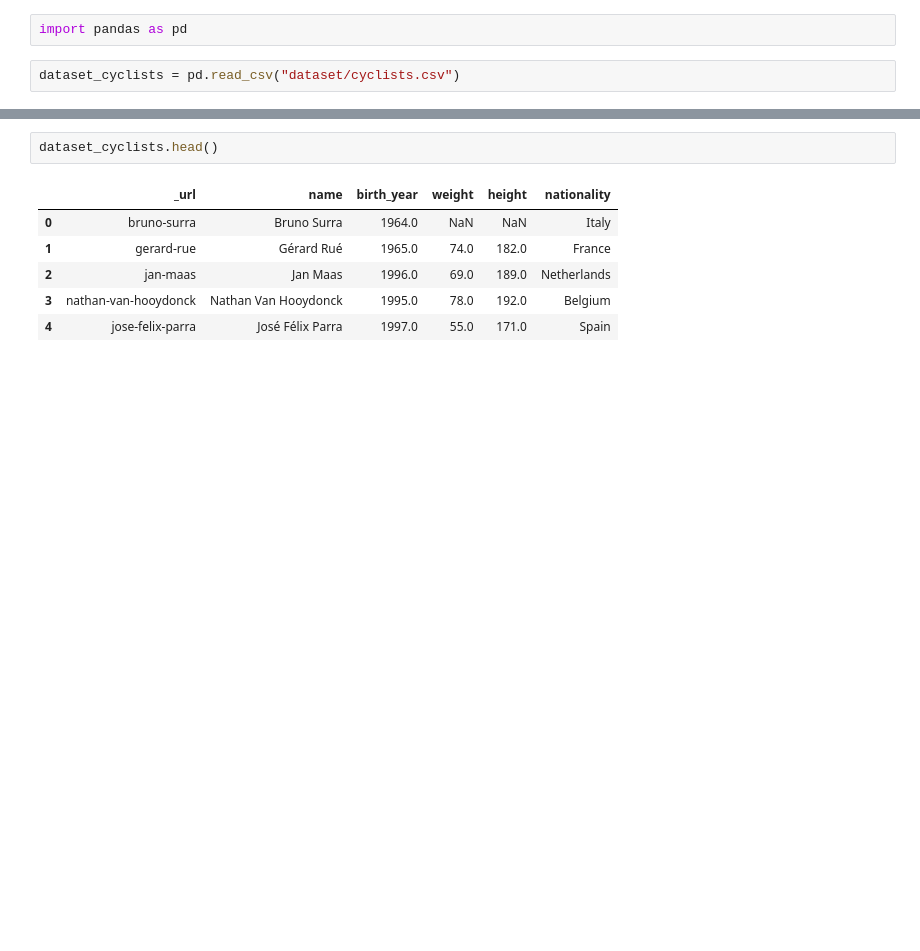
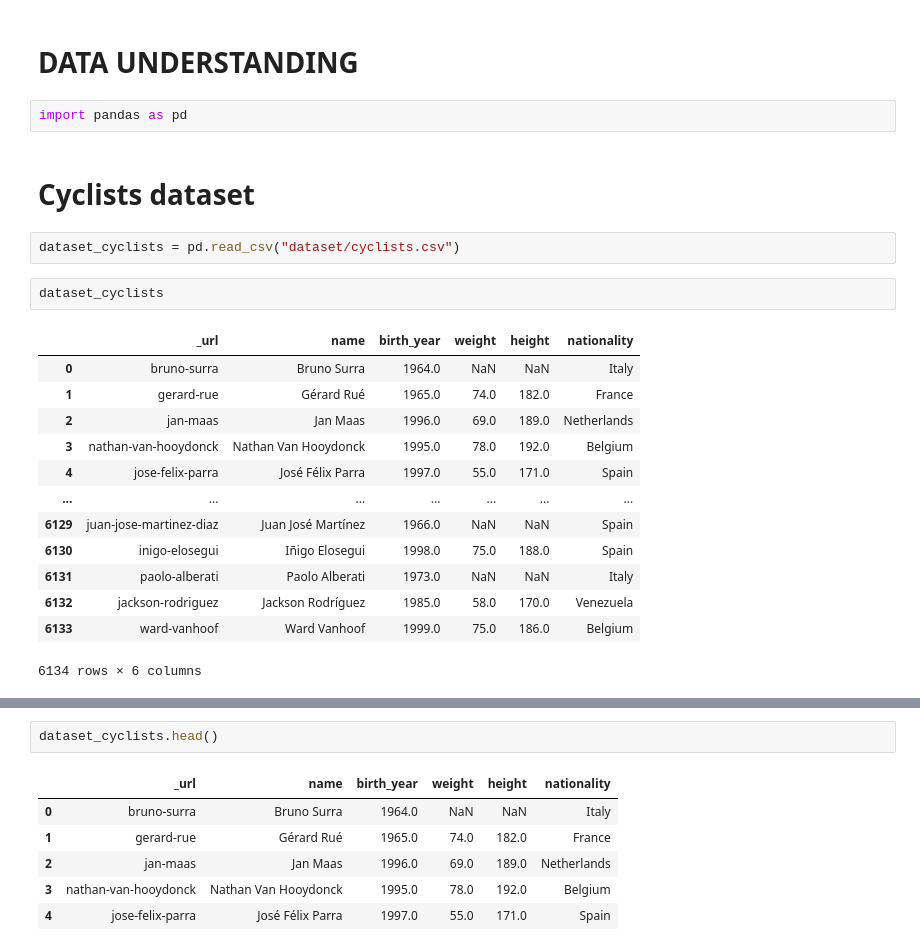
Before and after one commit to fefex302/Data-Mining, a Jupyter notebook: DataUnderstanding.ipynb, the cells around one changed output, grey strips where cells are left out. Cells and saved outputs as stored; diff of their text form; blank space fills up the shorter version.

Commit message:
Risistemati i file, in particolare DataUnderstanding e .gitignore

```diff
--- a/DataUnderstanding.ipynb
+++ b/DataUnderstanding.ipynb
@@ -1,4 +1,24 @@
+# %% [markdown]
+# DATA UNDERSTANDING
 # %%
 import pandas as pd
+# %% [markdown]
+# Cyclists dataset
 # %%
 dataset_cyclists = pd.read_csv("dataset/cyclists.csv")
+# %%
+dataset_cyclists
+# %% [output]
+|  | _url | name | birth_year | weight | height | nationality |
+| 0 | bruno-surra | Bruno Surra | 1964.0 | NaN | NaN | Italy |
+| 1 | gerard-rue | Gérard Rué | 1965.0 | 74.0 | 182.0 | France |
+| 2 | jan-maas | Jan Maas | 1996.0 | 69.0 | 189.0 | Netherlands |
+| 3 | nathan-van-hooydonck | Nathan Van Hooydonck | 1995.0 | 78.0 | 192.0 | Belgium |
+| 4 | jose-felix-parra | José Félix Parra | 1997.0 | 55.0 | 171.0 | Spain |
+| ... | ... | ... | ... | ... | ... | ... |
+| 6129 | juan-jose-martinez-diaz | Juan José Martínez | 1966.0 | NaN | NaN | Spain |
+| 6130 | inigo-elosegui | Iñigo Elosegui | 1998.0 | 75.0 | 188.0 | Spain |
+| 6131 | paolo-alberati | Paolo Alberati | 1973.0 | NaN | NaN | Italy |
+| 6132 | jackson-rodriguez | Jackson Rodríguez | 1985.0 | 58.0 | 170.0 | Venezuela |
+| 6133 | ward-vanhoof | Ward Vanhoof | 1999.0 | 75.0 | 186.0 | Belgium |
+6134 rows × 6 columns
```
Also changed, not shown: parts of 18 cells of this notebook, 3 other files.
